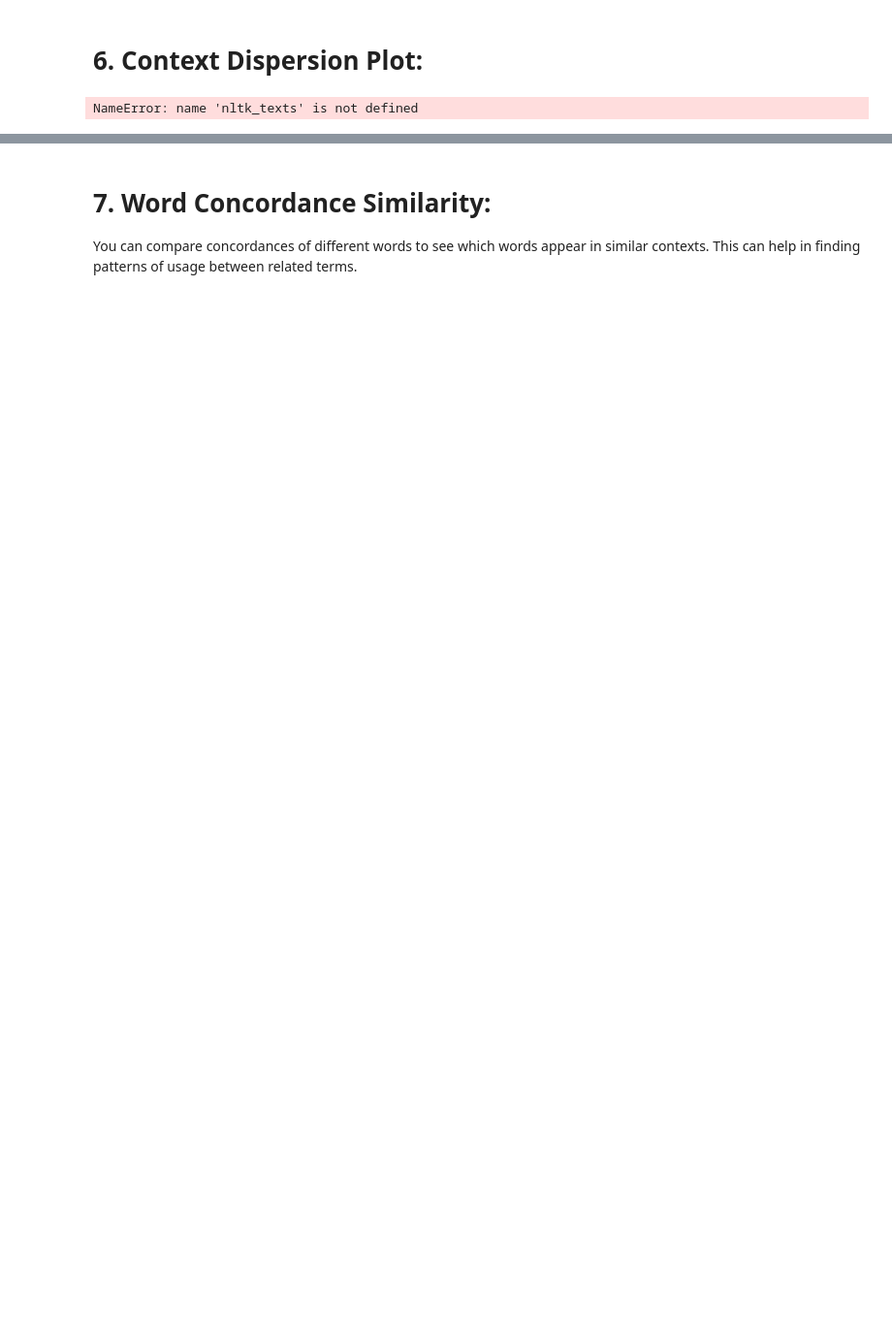
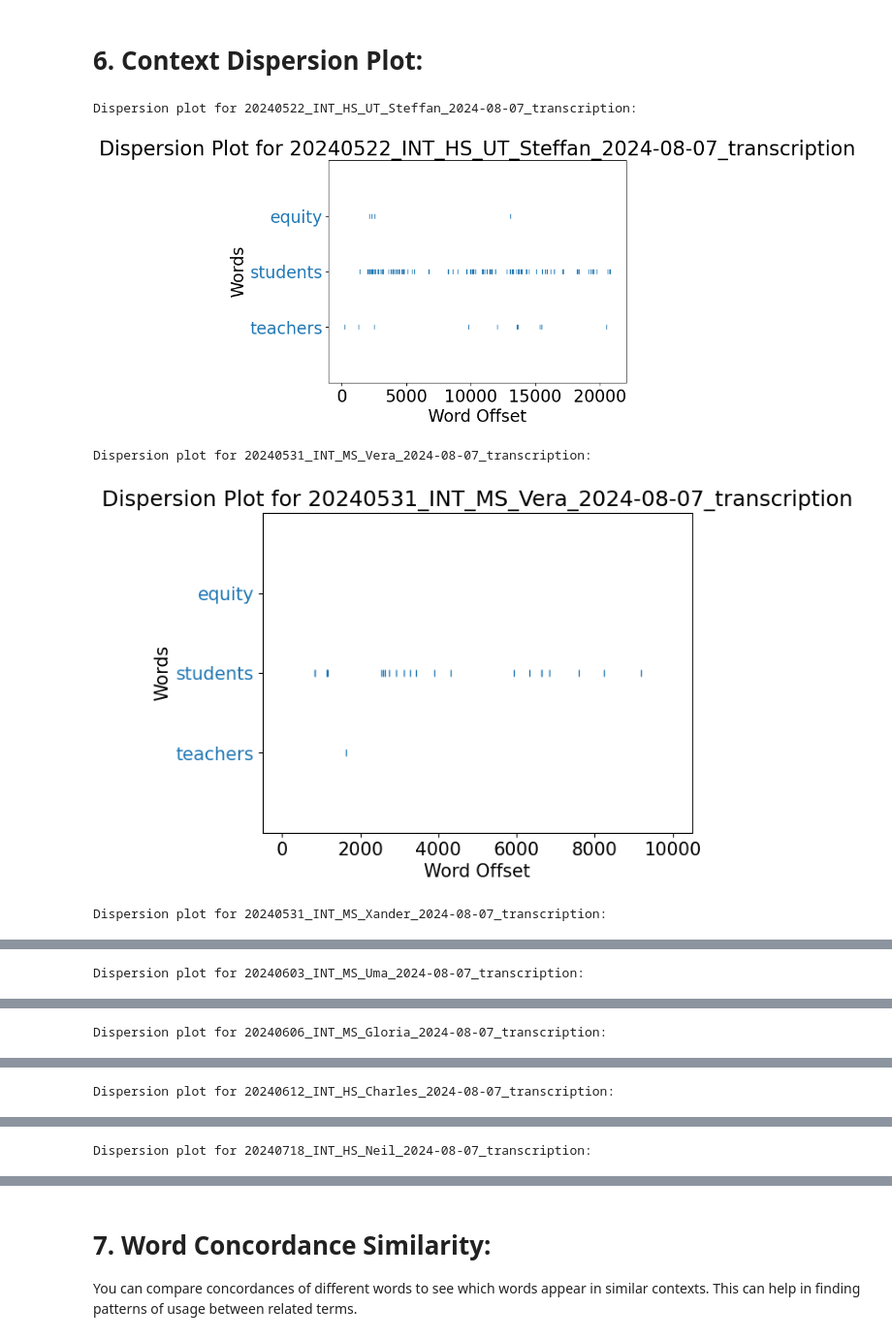
Before and after one commit to mrhallonline/NLP_Pipeline4Researchers, a Jupyter notebook: 03_NLTK_NLP_Pipeline_V6.ipynb, the cells around one changed output, grey strips where cells are left out. Shown at 97% size. Saved outputs shown, nothing was run; the diff lists cells and outputs as text; code cells hidden in the pictures; blank space fills up the shorter version.

```diff
--- a/03_NLTK_NLP_Pipeline_V6.ipynb
+++ b/03_NLTK_NLP_Pipeline_V6.ipynb
@@ -31,6 +31,11 @@ folder_path = 'data/outputFiles/csvOutputs/diarizedTranscripts'
 ## New code
 # %% [markdown]
 ## 1. Start pipeline
+# %%
+#Define path to the folder containg csv files
+path_to_csv_files = 'data/rawTranscriptFiles/interview_transcripts'
+path_to_csv_files_output = 'data/rawTranscriptFiles/interview_transcripts_output'
+model = 'en_core_web_sm'
 # %%
 import os
 import glob
@@ -560,11 +1078,19 @@ for file_path, text_obj in nltk_texts.items():
 # %% [markdown]
 # Concordance with Multiple Words:
 # %%
+# Define the words to search for
 words_to_search = ['equity', 'students', 'teachers']  # Add more words as needed
 
+# Loop through each word
 for word in words_to_search:
     print(f"\nConcordance for '{word}':")
-    for file_path, text_obj in nltk_texts.items():
-        print(f"File: {file_path}")
-        text_obj.concordance(word, width=150)
+    # Loop through each transcript
+    for df, filename in processed_transcripts:
+        # Access the NLTK Text object from the DataFrame's attributes
+        nltk_text_obj = df.attrs['nltk_text_object']
+        print(f"File: {filename}")
+        try:
+            nltk_text_obj.concordance(word, width=125)
+        except Exception as e:
+            print(f"Error in {filename}: {e}")
         print("\n")
@@ -614,13 +1160,37 @@ for file_path, text_obj in nltk_texts.items():
 # %% [markdown]
 # 6. Context Dispersion Plot:
-# %%
-import matplotlib.pyplot as plt
-
-words_to_track = ['equity', 'students', 'teachers']  # Add the words you want to track
-
-for file_path, text_obj in nltk_texts.items():
-    print(f"Dispersion plot for {file_path}:")
-    text_obj.dispersion_plot(words_to_track)
-    plt.show()  # Show the plot for each file
-# %% [output]
-NameError: name 'nltk_texts' is not defined
+# %%
+import matplotlib.pyplot as plt
+import nltk
+
+# 1. Words you want to track in the dispersion plot
+words_to_track = ['equity', 'students', 'teachers']  # Add the words you want to track
+
+# Convert words to lowercase if your text preprocessing converted all text to lowercase
+words_to_track = [word.lower() for word in words_to_track]
+
+# 2. Create dispersion plots for each transcript
+for df, filename in processed_transcripts:
+    # Retrieve the NLTK Text object from the DataFrame's attributes
+    nltk_text_obj = df.attrs.get('nltk_text_object', None)
+
+    if nltk_text_obj is not None:
+        print(f"Dispersion plot for {filename}:")
+        try:
+            nltk_text_obj.dispersion_plot(words_to_track)
+            plt.title(f"Dispersion Plot for {filename}")
+            plt.xlabel('Word Offset')
+            plt.ylabel('Words')
+            plt.show()  # Show the plot for each file
+            plt.rcParams.update({'font.size': 15})
+
+        except Exception as e:
+            print(f"Error in {filename}: {e}")
+    else:
+        print(f"No NLTK Text object available for {filename}")
+# %% [output]
+Dispersion plot for 20240522_INT_HS_UT_Steffan_2024-08-07_transcription:
+[figure, added]
+Dispersion plot for 20240531_INT_MS_Vera_2024-08-07_transcription:
+[figure, added]
+Dispersion plot for 20240531_INT_MS_Xander_2024-08-07_transcription:
@@ -626,0 +1198 @@ NameError: name 'nltk_texts' is not defined
+Dispersion plot for 20240603_INT_MS_Uma_2024-08-07_transcription:
@@ -626,0 +1200 @@ NameError: name 'nltk_texts' is not defined
+Dispersion plot for 20240606_INT_MS_Gloria_2024-08-07_transcription:
@@ -626,0 +1202 @@ NameError: name 'nltk_texts' is not defined
+Dispersion plot for 20240612_INT_HS_Charles_2024-08-07_transcription:
@@ -626,0 +1204 @@ NameError: name 'nltk_texts' is not defined
+Dispersion plot for 20240718_INT_HS_Neil_2024-08-07_transcription:
```
Also changed, not shown: parts of 58 cells of this notebook, 1 other file.
